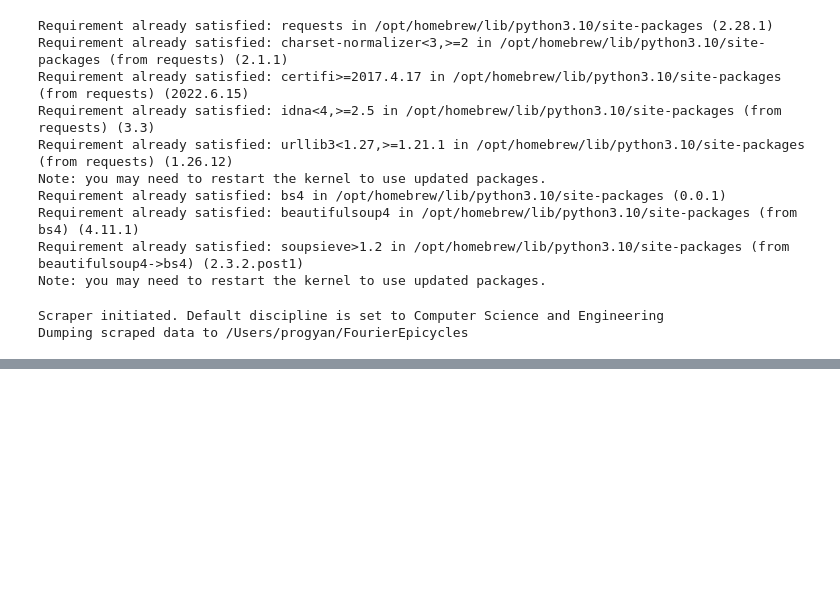
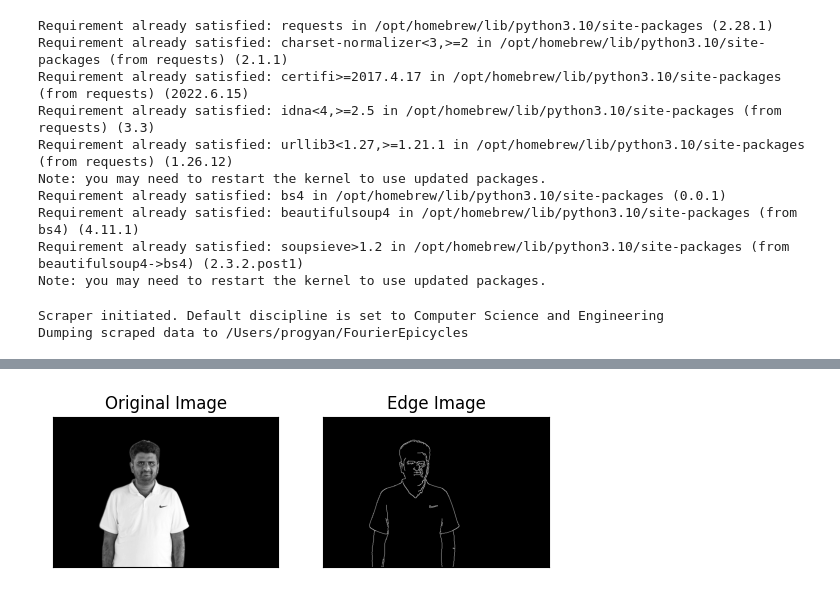
Before and after one commit to plugyawn/FourierEpicycles, a Jupyter notebook: main.ipynb, the cells around one changed output, grey strips where cells are left out. Cells and saved outputs as stored; diff of their text form; code cells hidden in the pictures; blank space fills up the shorter version.

```diff
--- a/main.ipynb
+++ b/main.ipynb
@@ -44,0 +86,13 @@ uttama.jpg
+# %%
+import numpy as np
+import cv2 as cv
+from matplotlib import pyplot as plt
+img = cv.imread('./output.png',0)
+edges = cv.Canny(img,400,150)
+plt.subplot(121),plt.imshow(img,cmap = 'gray')
+plt.title('Original Image'), plt.xticks([]), plt.yticks([])
+plt.subplot(122),plt.imshow(edges,cmap = 'gray')
+plt.title('Edge Image'), plt.xticks([]), plt.yticks([])
+plt.show()
+# %% [output]
+[figure, added]
```
Also changed, not shown: parts of 12 cells of this notebook, 58 other files.
